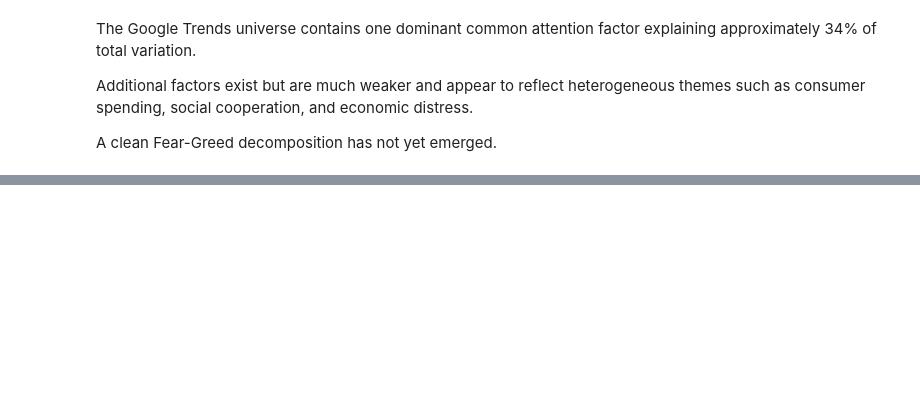
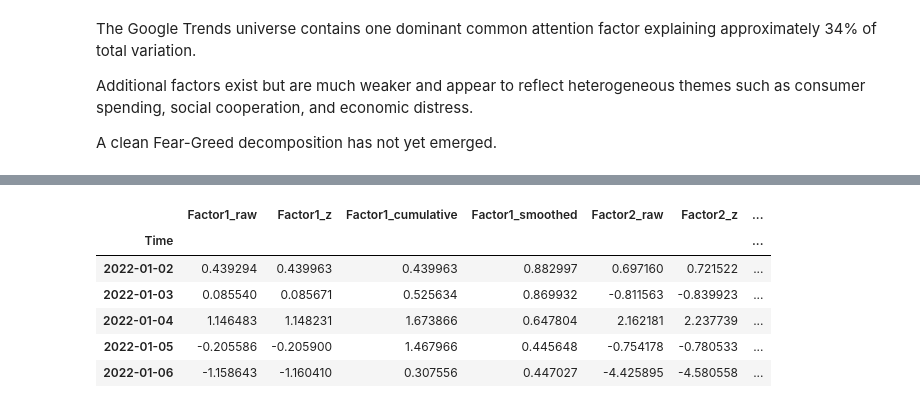
Before and after one commit to xinrui33/attenshape, a Jupyter notebook: gt_primitive_eda.ipynb, the cells around one changed output, grey strips where cells are left out. Cells and saved outputs as stored; diff of their text form; code cells hidden in the pictures; blank space fills up the shorter version.

```diff
--- a/gt_primitive_eda.ipynb
+++ b/gt_primitive_eda.ipynb
@@ -604,0 +416,47 @@ A clean Fear-Greed decomposition has not yet emerged.
+# %%
+# Step 2: use all three factors and use variance weighting
+
+import pandas as pd
+
+# Ensure the index is datetime (in case it loaded as strings/objects)
+factor_scores.index = pd.to_datetime(factor_scores.index)
+
+# Sort chronologically just in case
+factor_scores = factor_scores.sort_index()
+
+baseline_df = pd.DataFrame(index=factor_scores.index)
+
+for factor in ["Factor1", "Factor2", "Factor3"]:
+
+    raw = factor_scores[factor].copy()
+    raw.name = f"{factor}_raw"
+
+    # z-score normalize (comparable scale across factors and later vs. VIX/EPU/F&G)
+    z = (raw - raw.mean()) / raw.std()
+    z.name = f"{factor}_z"
+
+    # Factor scores are daily differences (derived from gt_logdiff), not levels.
+    # Cumulatively sum so each factor becomes a running INDEX/LEVEL series,
+    # comparable to level-based series like VIX/EPU/Fear&Greed.
+    cumulative = z.cumsum()
+    cumulative.name = f"{factor}_cumulative"
+
+    # Light rolling smoothing on the cumulative index, mainly for visual
+    # de-jaggedness (not noise removal, since cumsum already removes most of that)
+    smoothed = cumulative.rolling(window=10, min_periods=1, center=True).mean()
+    smoothed.name = f"{factor}_smoothed"
+
+    baseline_df[raw.name] = raw
+    baseline_df[z.name] = z
+    baseline_df[cumulative.name] = cumulative
+    baseline_df[smoothed.name] = smoothed
+
+baseline_df.head()
+# %% [output]
+|  | Factor1_raw | Factor1_z | Factor1_cumulative | Factor1_smoothed | Factor2_raw | Factor2_z | ... |
+| Time |  |  |  |  |  |  | ... |
+| 2022-01-02 | 0.439294 | 0.439963 | 0.439963 | 0.882997 | 0.697160 | 0.721522 | ... |
+| 2022-01-03 | 0.085540 | 0.085671 | 0.525634 | 0.869932 | -0.811563 | -0.839923 | ... |
+| 2022-01-04 | 1.146483 | 1.148231 | 1.673866 | 0.647804 | 2.162181 | 2.237739 | ... |
+| 2022-01-05 | -0.205586 | -0.205900 | 1.467966 | 0.445648 | -0.754178 | -0.780533 | ... |
+| 2022-01-06 | -1.158643 | -1.160410 | 0.307556 | 0.447027 | -4.425895 | -4.580558 | ... |
```
Also changed, not shown: parts of 12 cells of this notebook, 13 other files.
